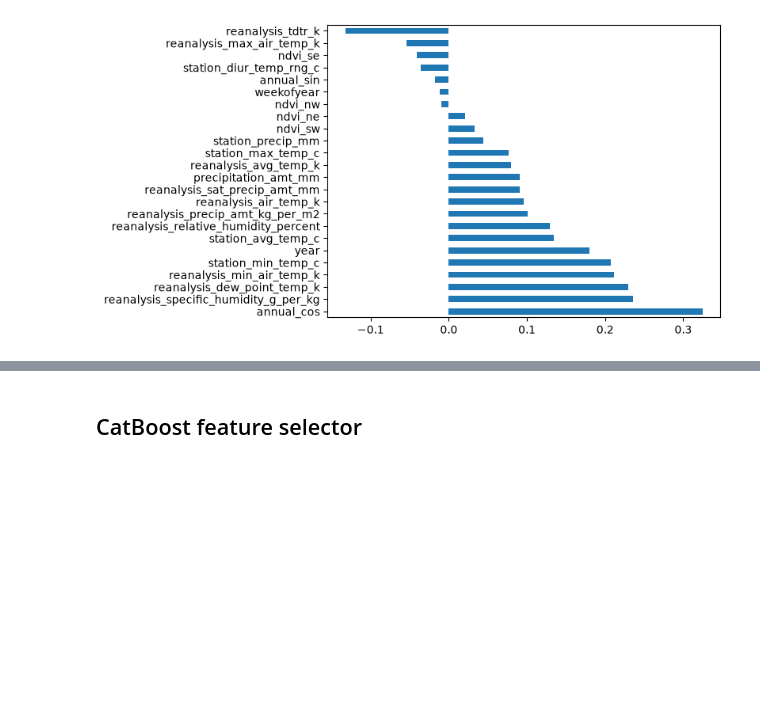
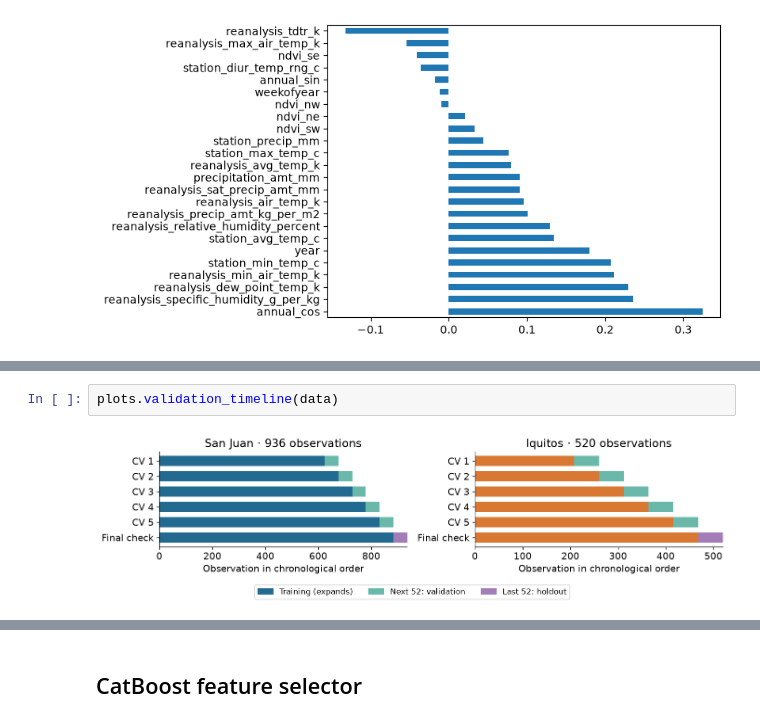
Before and after one commit to nurdauletakhanov/dengai-coursework, a Jupyter notebook: DengAI_notebook.ipynb, the cells around one changed output, grey strips where cells are left out. Saved outputs shown, nothing was run; the diff lists cells and outputs as text; blank space fills up the shorter version.

```diff
--- a/DengAI_notebook.ipynb
+++ b/DengAI_notebook.ipynb
@@ -524,0 +542,4 @@ plt.title("Iquitos Variable Correlations");
+# %%
+plots.validation_timeline(data)
+# %% [output]
+[figure, added]
```
Also changed, not shown: parts of 6 cells of this notebook, 2 other files.
